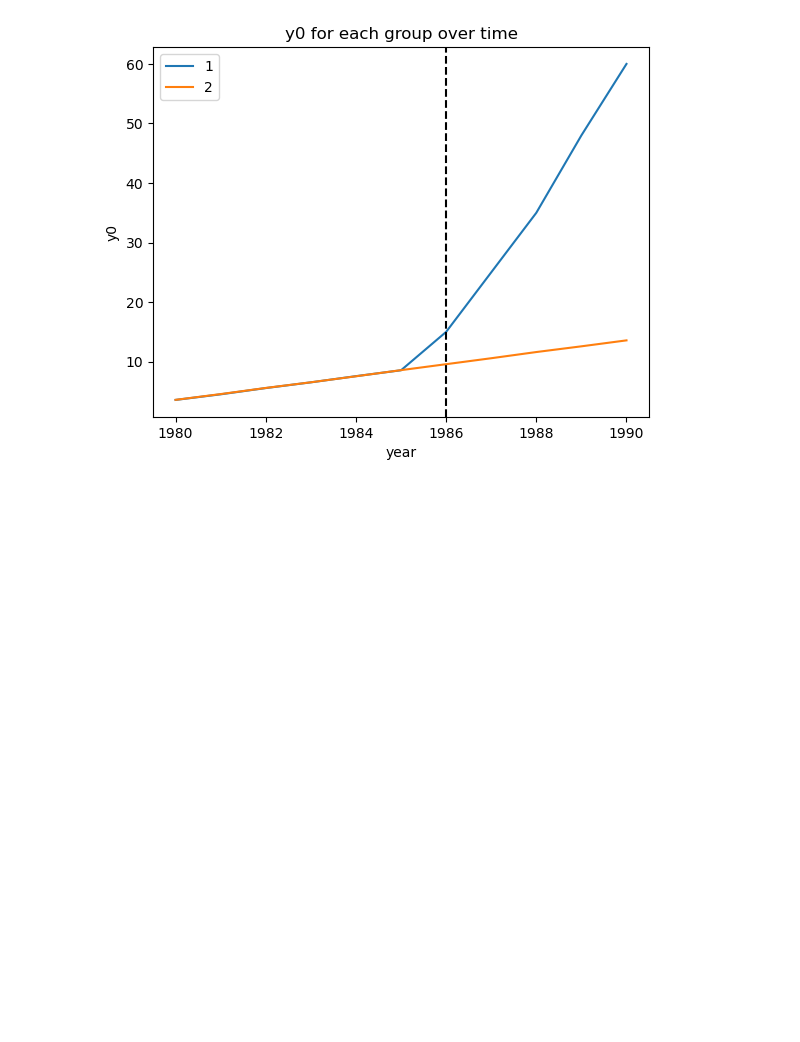
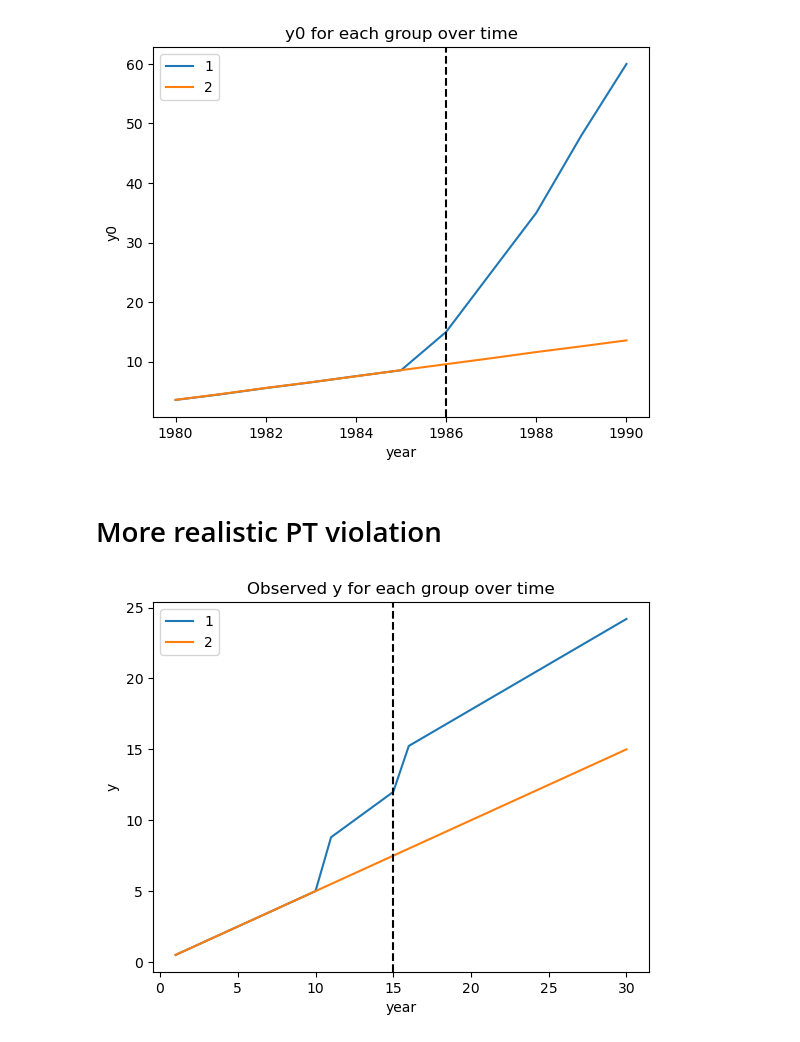
Before and after one commit to jnaddeo/mdi-workshop-spring-2023, a Jupyter notebook: code/DiD.ipynb, the cells around one changed output. Drawn from its saved outputs; the diff is of its cells as text; code cells hidden in the pictures; blank space fills up the shorter version.

```diff
--- a/code/DiD.ipynb
+++ b/code/DiD.ipynb
@@ -205,3 +205,51 @@ ax.set_ylabel('y0')
 plt.show()
 # %% [output]
 [figure]
+# %% [markdown]
+# More realistic PT violation
+# %%
+group_2_trend = 0.5
+group_1_trend = 0.8
+
+# Initialize dataframe with 100,000 rows and 1 column
+df = pd.DataFrame()
+
+# Create a group variable that is 1 for 30 observations and 2 for 30 observations
+df['group'] = np.concatenate([np.repeat(1, 30), np.repeat(2, 30)])
+
+# Create a year variable that is 1-30 for group 1 and 1-30 for group 2
+df['year'] = np.concatenate([np.arange(1, 31), np.arange(1, 31)])
+
+# Create a treatment variable that is 1 for year>15 for group 1 and 0 for group 2
+df['D'] = np.where((df['group']==1) & (df['year']>15), 1, 0)
+
+# Create post variable that is 1 for year>15
+df['post'] = np.where(df['year']>15, 1, 0)
+
+# Create untreated outcome variable for group 1 that is a linear function of year
+df['y0'] = group_2_trend*df['year']
+
+# Add a linear increase starting in year 10 for group 1
+df.loc[(df['year']>10) & (df['group']==1), 'y0'] = group_1_trend*df['year']
+
+# Create treated outcome variable for group 1 that is y0 plus a linear increase starting in year 15
+df['y1'] = df['y0']
+df.loc[df['year']>15, 'y1'] = 0.8*df['y0'] + 5
+
+# Create observed outcome variable that is y0 for group 2 and y0 for group 1 until year 15 and y1 for group 1 after year 15
+df['y'] = df['y0']
+df.loc[(df['group']==1) & (df['year']>15), 'y'] = df['y1']
+# %%
+# Plot y for each group over time
+fig, ax = plt.subplots()
+for group in df['group'].unique():
+    df[df['group']==group].plot(x='year', y='y', ax=ax, label=group)
+
+# Add line for treatment date
+ax.axvline(x=15, color='black', linestyle='--')
+ax.set_title('Observed y for each group over time')
+ax.set_xlabel('year')
+ax.set_ylabel('y')
+plt.show()
+# %% [output]
+[figure, added]
```
Also changed, not shown: parts of 3 cells of this notebook.
